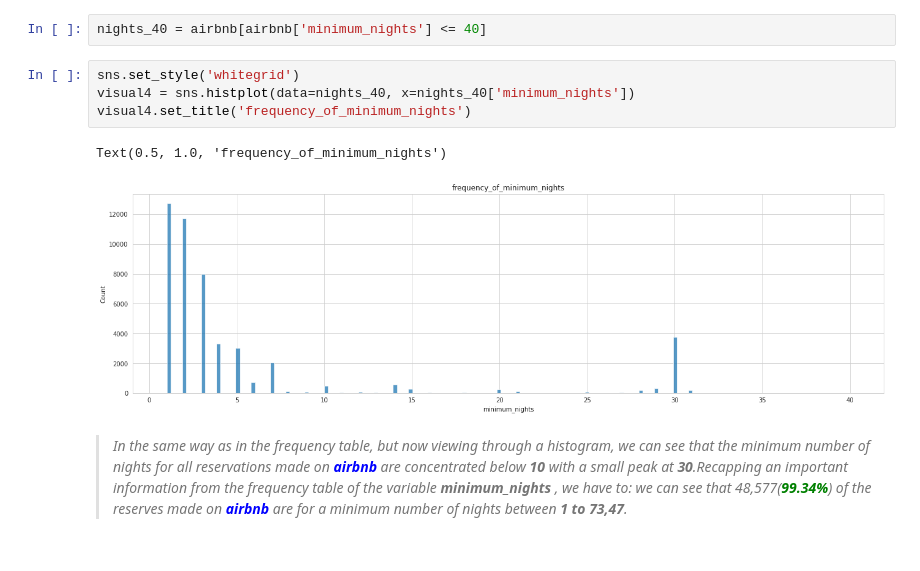
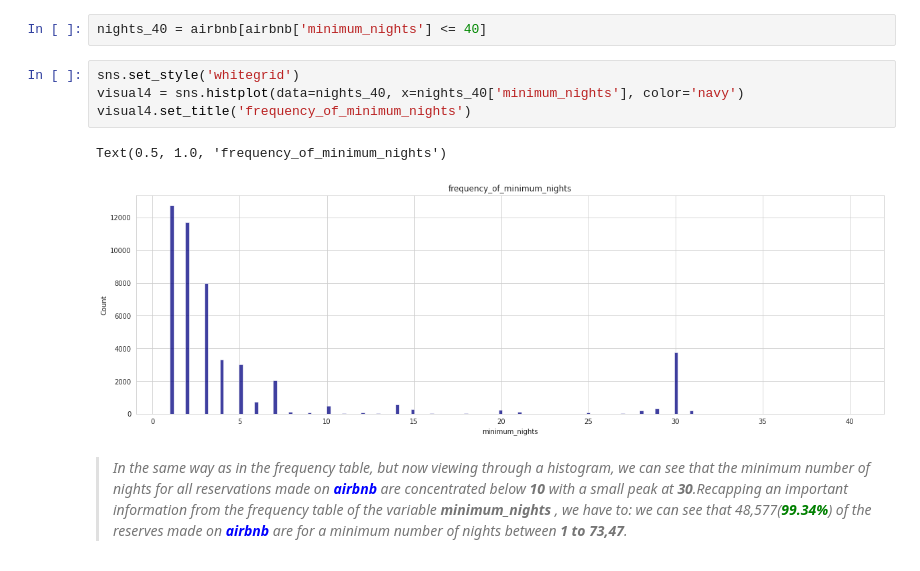
Before and after one commit to yaman9675/understand_Airbnb, a Jupyter notebook: understand_Airbnb.ipynb, the cells around one changed output. Saved outputs shown, nothing was run; the diff lists cells and outputs as text.

```diff
--- a/understand_Airbnb.ipynb
+++ b/understand_Airbnb.ipynb
@@ -419,11 +531,11 @@ Text(0.5, 1.0, 'nights_range_with_frequency')
 nights_40 = airbnb[airbnb['minimum_nights'] <= 40]
 # %%
 sns.set_style('whitegrid')
-visual4 = sns.histplot(data=nights_40, x=nights_40['minimum_nights'])
+visual4 = sns.histplot(data=nights_40, x=nights_40['minimum_nights'], color='navy')
 visual4.set_title('frequency_of_minimum_nights')
 # %% [output]
 Text(0.5, 1.0, 'frequency_of_minimum_nights')
-[figure, old version]
+[figure, new version]
 # %% [markdown]
 ><i> In the same way as in the frequency table, but now viewing through a histogram, we can see that the minimum number of nights for all reservations made on <font color = "blue"><b>airbnb</b></font> are concentrated below <b>10</b> with a small peak at <b>30</b>.Recapping an important information from the frequency table of the variable <b> minimum_nights </b>, we have to: we can see that 48,577(<font color = "green"><b>99.34%</b></font>) of the reserves made on <font color = "blue"><b>airbnb</b></font> are for a minimum number of nights between <b>1 to 73,47</b>.</i>
 # %% [markdown]
```
Also changed, not shown: parts of 67 cells of this notebook.
